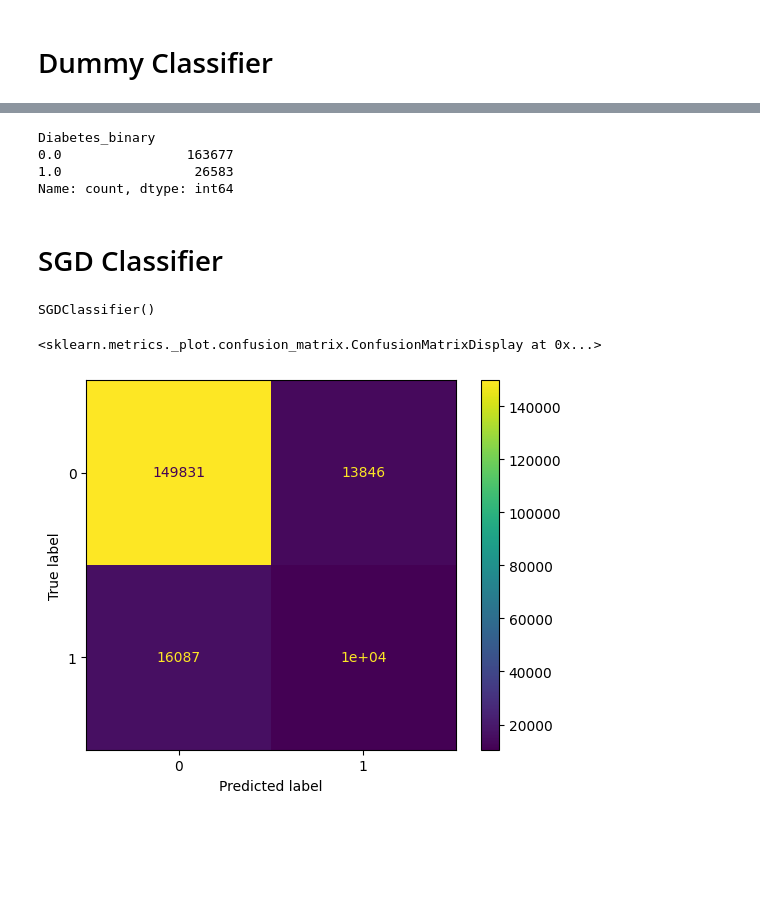
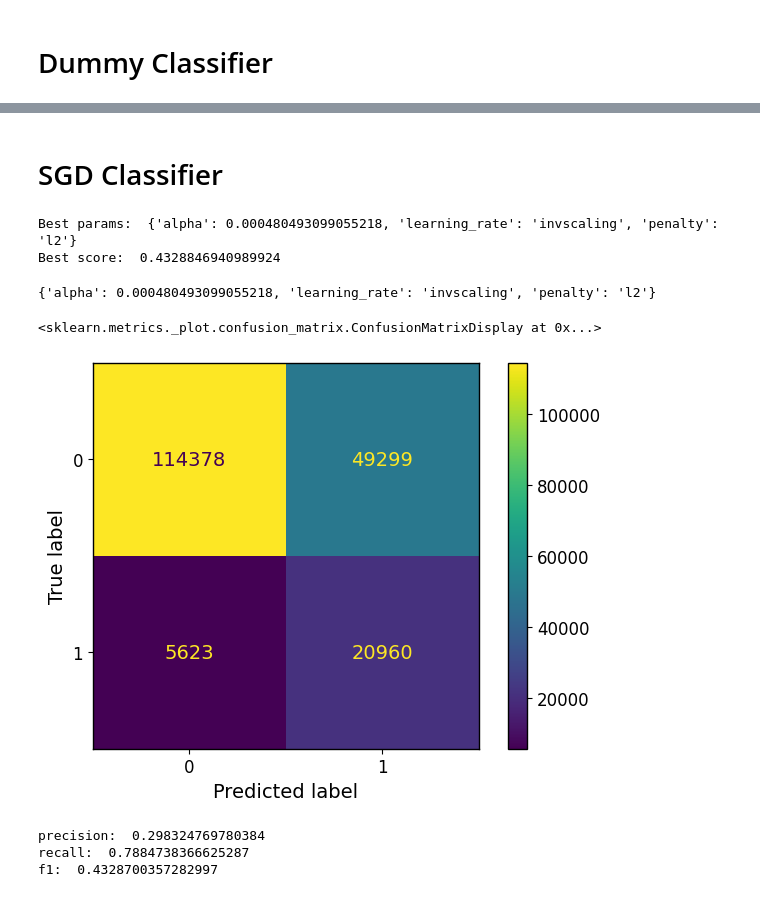
Before and after one commit to Grade123/NTNU-IE500618-Assignment-2, a Jupyter notebook: notebooks/diabetes_classification.ipynb, the cells around one changed output, grey strips where cells are left out. Drawn from its saved outputs; the diff is of its cells as text; code cells hidden in the pictures; blank space fills up the shorter version.

```diff
--- a/notebooks/diabetes_classification.ipynb
+++ b/notebooks/diabetes_classification.ipynb
@@ -59 +66,6 @@ X_train.hist(figsize=(15, 15));
+# %%
+numeric_features = ['Age', 'BMI', 'GenHlth', 'PhysHlth', 'MentHlth', 'Education', 'Income']
+
+scaler = StandardScaler()
+X_train[numeric_features] = scaler.fit_transform(X_train[numeric_features])
 # %%
@@ -80,22 +114,56 @@ ConfusionMatrixDisplay(cm).plot()
-# %%
-y_train.value_counts()
-# %% [output]
-Diabetes_binary
-0.0                163677
-1.0                 26583
-Name: count, dtype: int64
 # %% [markdown]
 # SGD Classifier
-# %%
-sgdClassifier = SGDClassifier()
-sgdClassifier.fit(X_train, y_train)
-# %% [output]
-SGDClassifier()
+# %%
+sgdClassifier = SGDClassifier(class_weight='balanced', random_state=42, eta0=0.01)
+sgdClassifier.fit(X_train, y_train)
+# %%
+param_grid = {
+    'penalty': ["l2", "l1", "elasticnet"],
+    'alpha': uniform(0.0001, 0.01),
+    'learning_rate': ['optimal', 'invscaling', 'constant']
+    }
+
+grid_search_sgd = RandomizedSearchCV(sgdClassifier, param_distributions=param_grid, cv=5, scoring='f1')
+
+grid_search_sgd.fit(X_train, y_train)
+
+print('Best params: ', grid_search_sgd.best_params_)
+print('Best score: ', grid_search_sgd.best_score_)
+# %% [output]
+Best params:  {'alpha': 0.000480493099055218, 'learning_rate': 'invscaling', 'penalty': 'l2'}
+Best score:  0.4328846940989924
+# %%
+# Apply the optimal hyperparameters and retrain the model
+best_params_sgd = grid_search_sgd.best_params_
+print(best_params_sgd)
+
+sgdClassifier = SGDClassifier(
+    class_weight='balanced',
+    random_state=42,
+    penalty=best_params_sgd['penalty'],
+    alpha=best_params_sgd['alpha'],
+    learning_rate=best_params_sgd['learning_rate'],
+    eta0=0.01
+)
+
+sgdClassifier.fit(X_train, y_train)
+
+y_pred_sgd = cross_val_predict(sgdClassifier, X_train, y_train)
+y_scores_sgd = cross_val_predict(sgdClassifier, X_train, y_train, cv=3, method="decision_function")
+# %% [output]
+{'alpha': 0.000480493099055218, 'learning_rate': 'invscaling', 'penalty': 'l2'}
 # %%
-y_pred = sgdClassifier.predict(X_train)
-cm = confusion_matrix(y_train, y_pred)
+cm_sgd = confusion_matrix(y_train, y_pred_sgd)
 
-ConfusionMatrixDisplay(cm).plot()
+ConfusionMatrixDisplay(cm_sgd).plot()
 # %% [output]
 <sklearn.metrics._plot.confusion_matrix.ConfusionMatrixDisplay at 0x...>
-[figure, old version]
+[figure, new version]
+# %%
+print('precision: ', precision_score(y_train, y_pred_sgd))
+print('recall: ', recall_score(y_train, y_pred_sgd))
+print('f1: ', f1_score(y_train, y_pred_sgd))
+# %% [output]
+precision:  0.298324769780384
+recall:  0.7884738366625287
+f1:  0.4328700357282997
```
Also changed, not shown: parts of 26 cells of this notebook.
